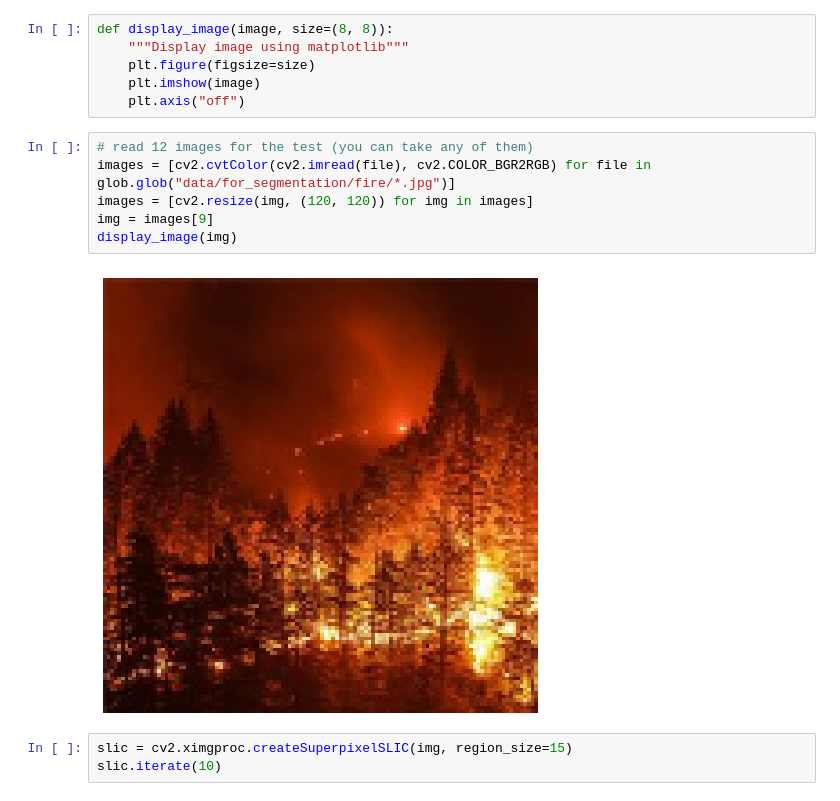
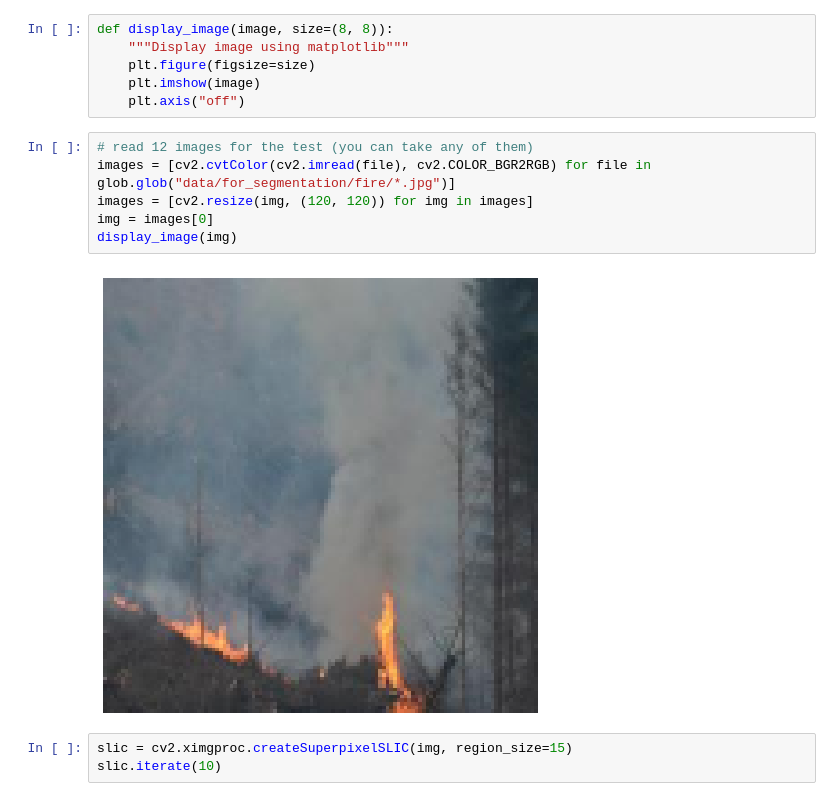
Before and after one commit to OutJeck/fire_and_smoke_detection, a Jupyter notebook: Fire_detection_AI_project_version2.ipynb, the cells around one changed output. Drawn from its saved outputs; the diff is of its cells as text.

```diff
--- a/Fire_detection_AI_project_version2.ipynb
+++ b/Fire_detection_AI_project_version2.ipynb
@@ -587,11 +586,11 @@ def display_image(image, size=(8, 8)):
 # %%
 # read 12 images for the test (you can take any of them)
 images = [cv2.cvtColor(cv2.imread(file), cv2.COLOR_BGR2RGB) for file in glob.glob("data/for_segmentation/fire/*.jpg")]
 images = [cv2.resize(img, (120, 120)) for img in images]
-img = images[9]
+img = images[0]
 display_image(img)
 # %% [output]
-[figure, old version]
+[figure, new version]
 # %%
 slic = cv2.ximgproc.createSuperpixelSLIC(img, region_size=15)
 slic.iterate(10)
```
Also changed, not shown: parts of 17 cells of this notebook, 8 other files.
